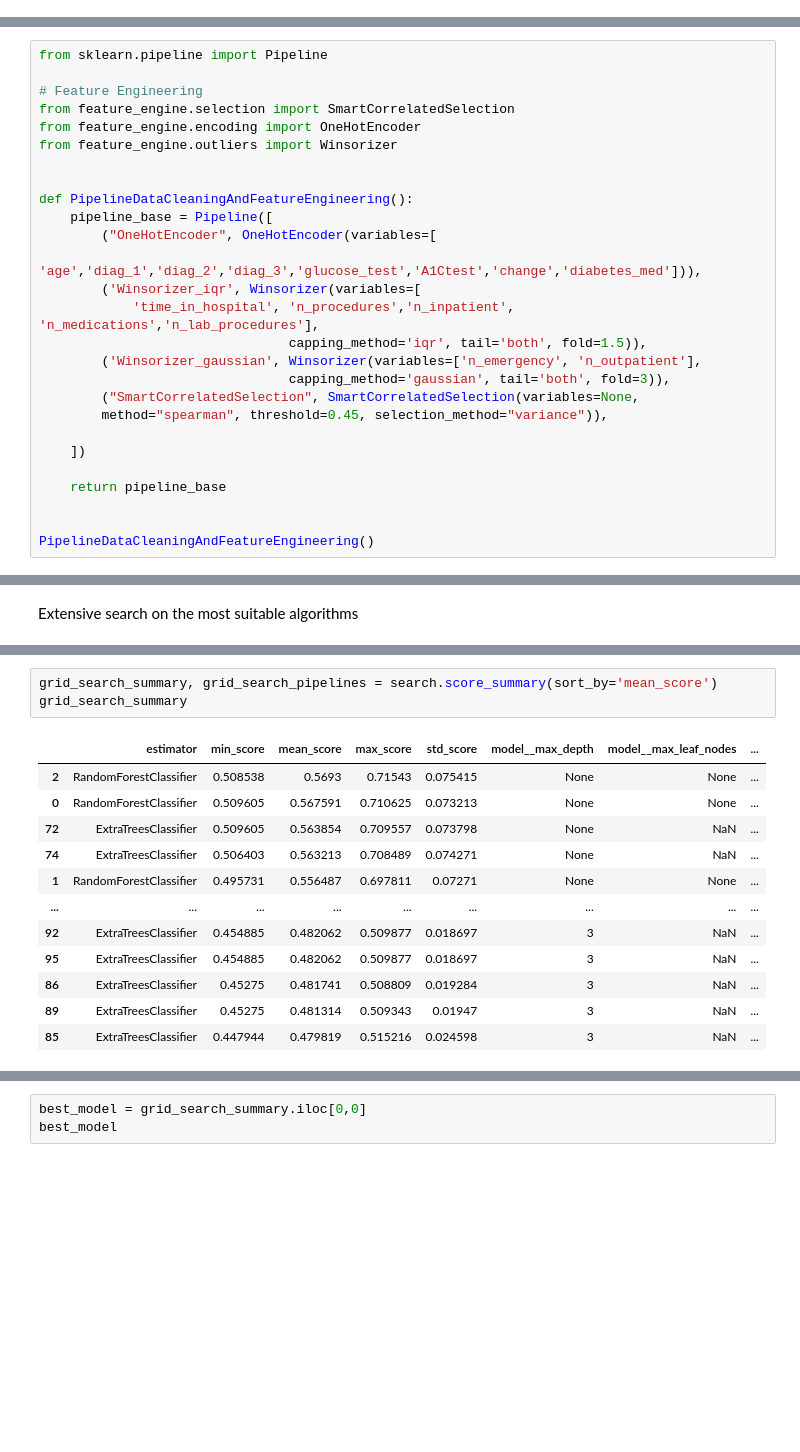
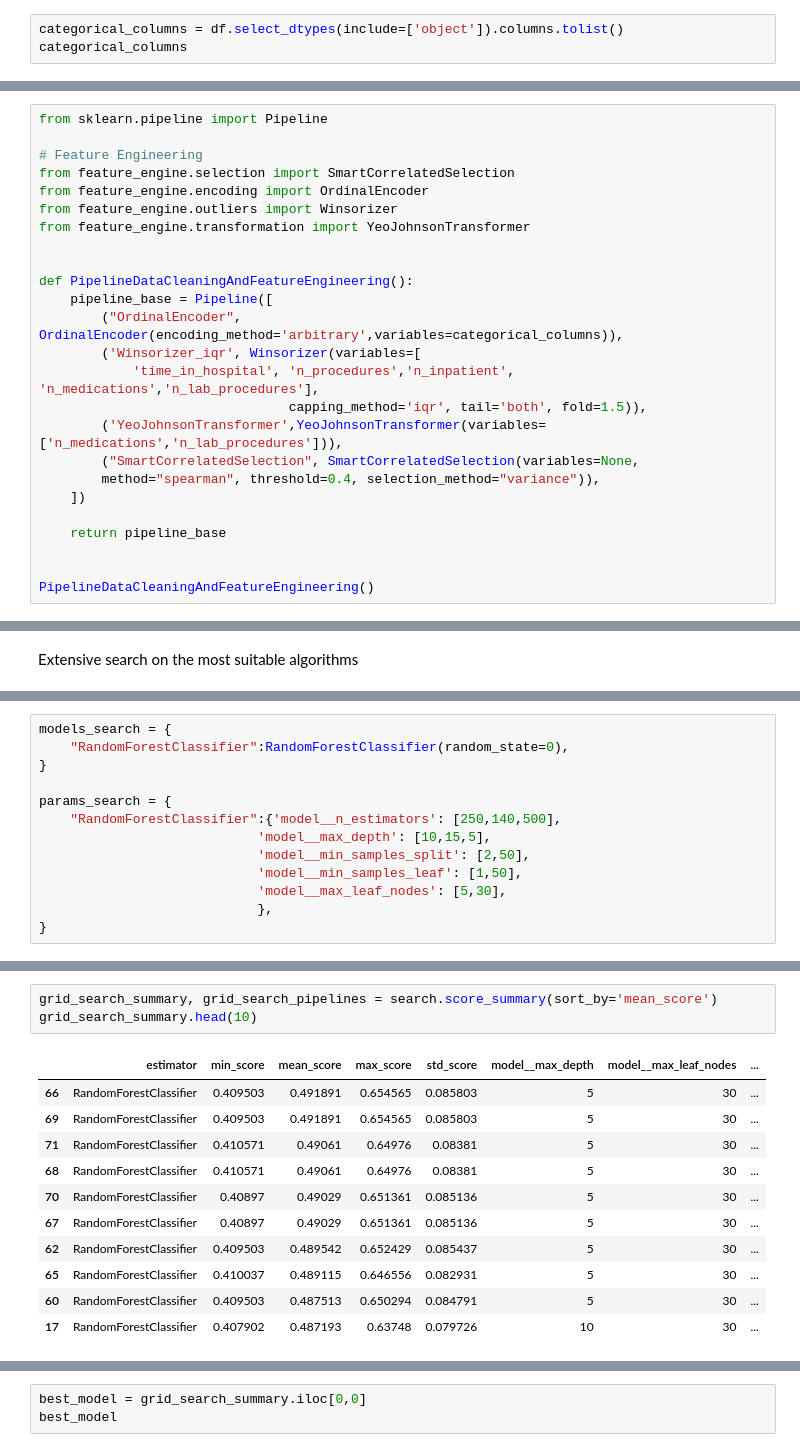
Before and after one commit to parides55/patient-readmission, a Jupyter notebook: jupyter_notebooks/5 - ModelAndEvaluationConvML.ipynb, the cells around one changed output, grey strips where cells are left out. Saved outputs shown, nothing was run; the diff lists cells and outputs as text; blank space fills up the shorter version.

```diff
--- a/jupyter_notebooks/5 - ModelAndEvaluationConvML.ipynb
+++ b/jupyter_notebooks/5 - ModelAndEvaluationConvML.ipynb
@@ -65,3 +65,6 @@ df.head()
 | 2 | [50-60) | 5 | 45 | 0 | 18 | 0 | 0 | ... |
 | 3 | [70-80) | 2 | 36 | 0 | 12 | 1 | 0 | ... |
 | 4 | [60-70) | 1 | 42 | 0 | 7 | 0 | 0 | ... |
+# %%
+categorical_columns = df.select_dtypes(include=['object']).columns.tolist()
+categorical_columns
@@ -76,22 +118,20 @@ from sklearn.pipeline import Pipeline
 
 # Feature Engineering
 from feature_engine.selection import SmartCorrelatedSelection
-from feature_engine.encoding import OneHotEncoder
+from feature_engine.encoding import OrdinalEncoder
 from feature_engine.outliers import Winsorizer
+from feature_engine.transformation import YeoJohnsonTransformer
 
 
 def PipelineDataCleaningAndFeatureEngineering():
     pipeline_base = Pipeline([
-        ("OneHotEncoder", OneHotEncoder(variables=[
-            'age','diag_1','diag_2','diag_3','glucose_test','A1Ctest','change','diabetes_med'])),
+        ("OrdinalEncoder", OrdinalEncoder(encoding_method='arbitrary',variables=categorical_columns)),
         ('Winsorizer_iqr', Winsorizer(variables=[
             'time_in_hospital', 'n_procedures','n_inpatient', 'n_medications','n_lab_procedures'],
                                 capping_method='iqr', tail='both', fold=1.5)),
-        ('Winsorizer_gaussian', Winsorizer(variables=['n_emergency', 'n_outpatient'],
-                                capping_method='gaussian', tail='both', fold=3)),
+        ('YeoJohnsonTransformer',YeoJohnsonTransformer(variables=['n_medications','n_lab_procedures'])),
         ("SmartCorrelatedSelection", SmartCorrelatedSelection(variables=None,
-        method="spearman", threshold=0.45, selection_method="variance")),
-
+        method="spearman", threshold=0.4, selection_method="variance")),
     ])
 
     return pipeline_base
@@ -336 +353,14 @@ params_search = {
+# %%
+models_search = {
+    "RandomForestClassifier":RandomForestClassifier(random_state=0),
+}
+
+params_search = {
+    "RandomForestClassifier":{'model__n_estimators': [250,140,500],
+                            'model__max_depth': [10,15,5],
+                            'model__min_samples_split': [2,50],
+                            'model__min_samples_leaf': [1,50],
+                            'model__max_leaf_nodes': [5,30],
+                            },
+}
 # %%
@@ -355,16 +375,15 @@ Fitting 5 folds for each of 24 candidates, totalling 120 fits
 # %%
 grid_search_summary, grid_search_pipelines = search.score_summary(sort_by='mean_score')
-grid_search_summary
+grid_search_summary.head(10)
 # %% [output]
 |  | estimator | min_score | mean_score | max_score | std_score | model__max_depth | model__max_leaf_nodes | ... |
-| 2 | RandomForestClassifier | 0.508538 | 0.5693 | 0.71543 | 0.075415 | None | None | ... |
-| 0 | RandomForestClassifier | 0.509605 | 0.567591 | 0.710625 | 0.073213 | None | None | ... |
-| 72 | ExtraTreesClassifier | 0.509605 | 0.563854 | 0.709557 | 0.073798 | None | NaN | ... |
-| 74 | ExtraTreesClassifier | 0.506403 | 0.563213 | 0.708489 | 0.074271 | None | NaN | ... |
-| 1 | RandomForestClassifier | 0.495731 | 0.556487 | 0.697811 | 0.07271 | None | None | ... |
-| ... | ... | ... | ... | ... | ... | ... | ... | ... |
-| 92 | ExtraTreesClassifier | 0.454885 | 0.482062 | 0.509877 | 0.018697 | 3 | NaN | ... |
-| 95 | ExtraTreesClassifier | 0.454885 | 0.482062 | 0.509877 | 0.018697 | 3 | NaN | ... |
-| 86 | ExtraTreesClassifier | 0.45275 | 0.481741 | 0.508809 | 0.019284 | 3 | NaN | ... |
-| 89 | ExtraTreesClassifier | 0.45275 | 0.481314 | 0.509343 | 0.01947 | 3 | NaN | ... |
-| 85 | ExtraTreesClassifier | 0.447944 | 0.479819 | 0.515216 | 0.024598 | 3 | NaN | ... |
+| 66 | RandomForestClassifier | 0.409503 | 0.491891 | 0.654565 | 0.085803 | 5 | 30 | ... |
+| 69 | RandomForestClassifier | 0.409503 | 0.491891 | 0.654565 | 0.085803 | 5 | 30 | ... |
+| 71 | RandomForestClassifier | 0.410571 | 0.49061 | 0.64976 | 0.08381 | 5 | 30 | ... |
+| 68 | RandomForestClassifier | 0.410571 | 0.49061 | 0.64976 | 0.08381 | 5 | 30 | ... |
+| 70 | RandomForestClassifier | 0.40897 | 0.49029 | 0.651361 | 0.085136 | 5 | 30 | ... |
+| 67 | RandomForestClassifier | 0.40897 | 0.49029 | 0.651361 | 0.085136 | 5 | 30 | ... |
+| 62 | RandomForestClassifier | 0.409503 | 0.489542 | 0.652429 | 0.085437 | 5 | 30 | ... |
+| 65 | RandomForestClassifier | 0.410037 | 0.489115 | 0.646556 | 0.082931 | 5 | 30 | ... |
+| 60 | RandomForestClassifier | 0.409503 | 0.487513 | 0.650294 | 0.084791 | 5 | 30 | ... |
+| 17 | RandomForestClassifier | 0.407902 | 0.487193 | 0.63748 | 0.079726 | 10 | 30 | ... |
```
Also changed, not shown: parts of 80 cells of this notebook.
